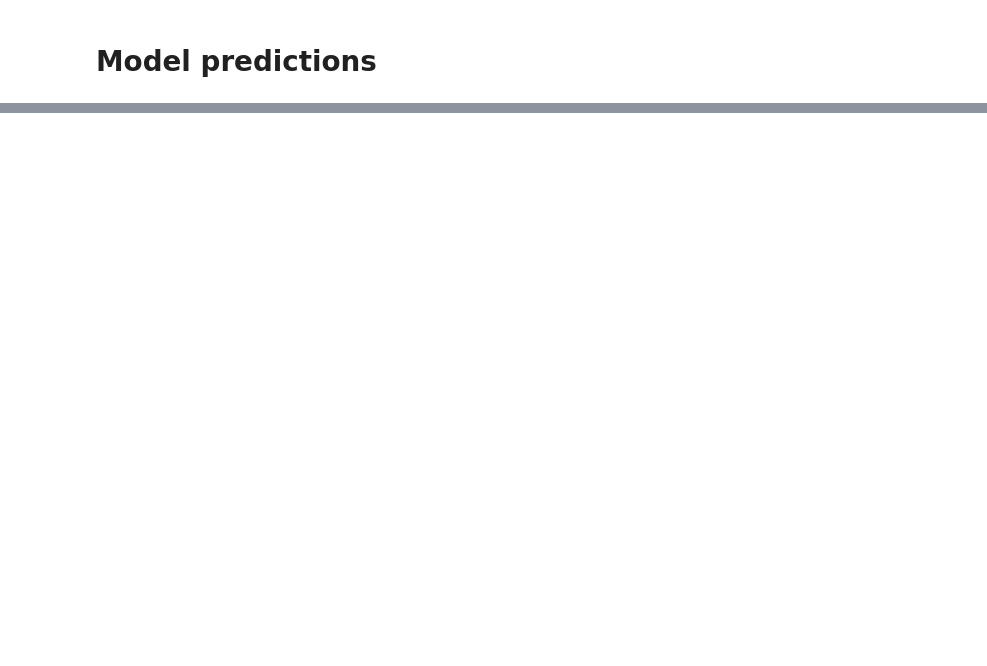
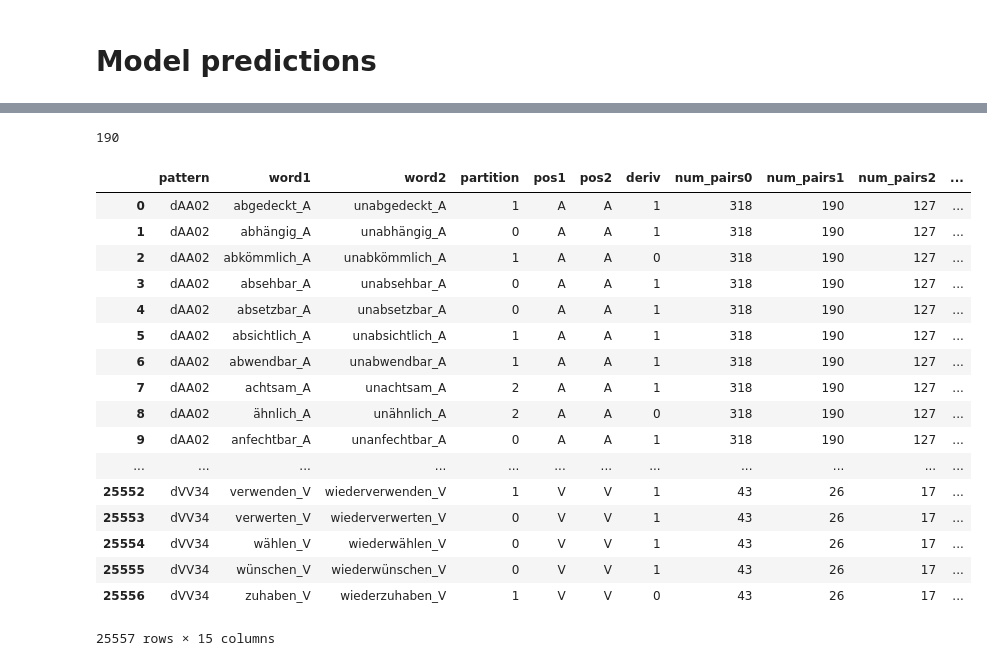
Before and after one commit to jsnajder/derivsem, a Jupyter notebook: notebooks/Ensemble.ipynb, the cells around one changed output, grey strips where cells are left out. Cells and saved outputs as stored; diff of their text form; code cells hidden in the pictures; blank space fills up the shorter version.

```diff
--- a/notebooks/Ensemble.ipynb
+++ b/notebooks/Ensemble.ipynb
@@ -907,0 +361,42 @@ d / d['All']['n_pairs']
+# %%
+freq_df = pd.read_csv(proj_path + "data/sdewac-mst.prepro.lemmas", sep='\t', header=None, names=['lemma','freq']).set_index('lemma')
+freq_dict = freq_df['freq'].to_dict()
+# %%
+freq1 = pairs_df.apply(lambda x : freq_dict.get(x['word1'], 0), axis=1).rename('freq1')
+freq2 = pairs_df.apply(lambda x : freq_dict.get(x['word2'], 0), axis=1).rename('freq2')
+freq_df = pd.concat([pairs_df, freq1, freq2], axis=1)
+# %%
+num_pairs = partitioned_pairs_df.groupby(['pattern', 'partition']).size()
+def num_pattern_pairs(pattern, partition):
+    return num_pairs[pattern][partition]
+# %%
+num_pattern_pairs('dAA02', 1)
+# %% [output]
+190
+# %%
+num_pairs0 = pairs_df.apply(lambda x : num_pattern_pairs(x['pattern'], 0), axis=1).rename('num_pairs0')
+num_pairs1 = pairs_df.apply(lambda x : num_pattern_pairs(x['pattern'], 1), axis=1).rename('num_pairs1')
+num_pairs2 = pairs_df.apply(lambda x : num_pattern_pairs(x['pattern'], 2), axis=1).rename('num_pairs2')
+num_pairs_df = pd.concat([pairs_df, num_pairs0, num_pairs1, num_pairs2], axis=1)
+# %%
+pairs_features_df = partitioned_pairs_df.merge(pos_df).merge(deriv_df).merge(num_pairs_df).merge(wn_df).merge(freq_df).merge(invcl_df);
+pairs_features_df
+# %% [output]
+|  | pattern | word1 | word2 | partition | pos1 | pos2 | deriv | num_pairs0 | num_pairs1 | num_pairs2 | ... |
+| 0 | dAA02 | abgedeckt_A | unabgedeckt_A | 1 | A | A | 1 | 318 | 190 | 127 | ... |
+| 1 | dAA02 | abhängig_A | unabhängig_A | 0 | A | A | 1 | 318 | 190 | 127 | ... |
+| 2 | dAA02 | abkömmlich_A | unabkömmlich_A | 1 | A | A | 0 | 318 | 190 | 127 | ... |
+| 3 | dAA02 | absehbar_A | unabsehbar_A | 0 | A | A | 1 | 318 | 190 | 127 | ... |
+| 4 | dAA02 | absetzbar_A | unabsetzbar_A | 0 | A | A | 1 | 318 | 190 | 127 | ... |
+| 5 | dAA02 | absichtlich_A | unabsichtlich_A | 1 | A | A | 1 | 318 | 190 | 127 | ... |
+| 6 | dAA02 | abwendbar_A | unabwendbar_A | 1 | A | A | 1 | 318 | 190 | 127 | ... |
+| 7 | dAA02 | achtsam_A | unachtsam_A | 2 | A | A | 1 | 318 | 190 | 127 | ... |
+| 8 | dAA02 | ähnlich_A | unähnlich_A | 2 | A | A | 0 | 318 | 190 | 127 | ... |
+| 9 | dAA02 | anfechtbar_A | unanfechtbar_A | 0 | A | A | 1 | 318 | 190 | 127 | ... |
+| ... | ... | ... | ... | ... | ... | ... | ... | ... | ... | ... | ... |
+| 25552 | dVV34 | verwenden_V | wiederverwenden_V | 1 | V | V | 1 | 43 | 26 | 17 | ... |
+| 25553 | dVV34 | verwerten_V | wiederverwerten_V | 0 | V | V | 1 | 43 | 26 | 17 | ... |
+| 25554 | dVV34 | wählen_V | wiederwählen_V | 0 | V | V | 1 | 43 | 26 | 17 | ... |
+| 25555 | dVV34 | wünschen_V | wiederwünschen_V | 0 | V | V | 1 | 43 | 26 | 17 | ... |
+| 25556 | dVV34 | zuhaben_V | wiederzuhaben_V | 1 | V | V | 0 | 43 | 26 | 17 | ... |
+25557 rows × 15 columns
```
Also changed, not shown: parts of 221 cells of this notebook.
